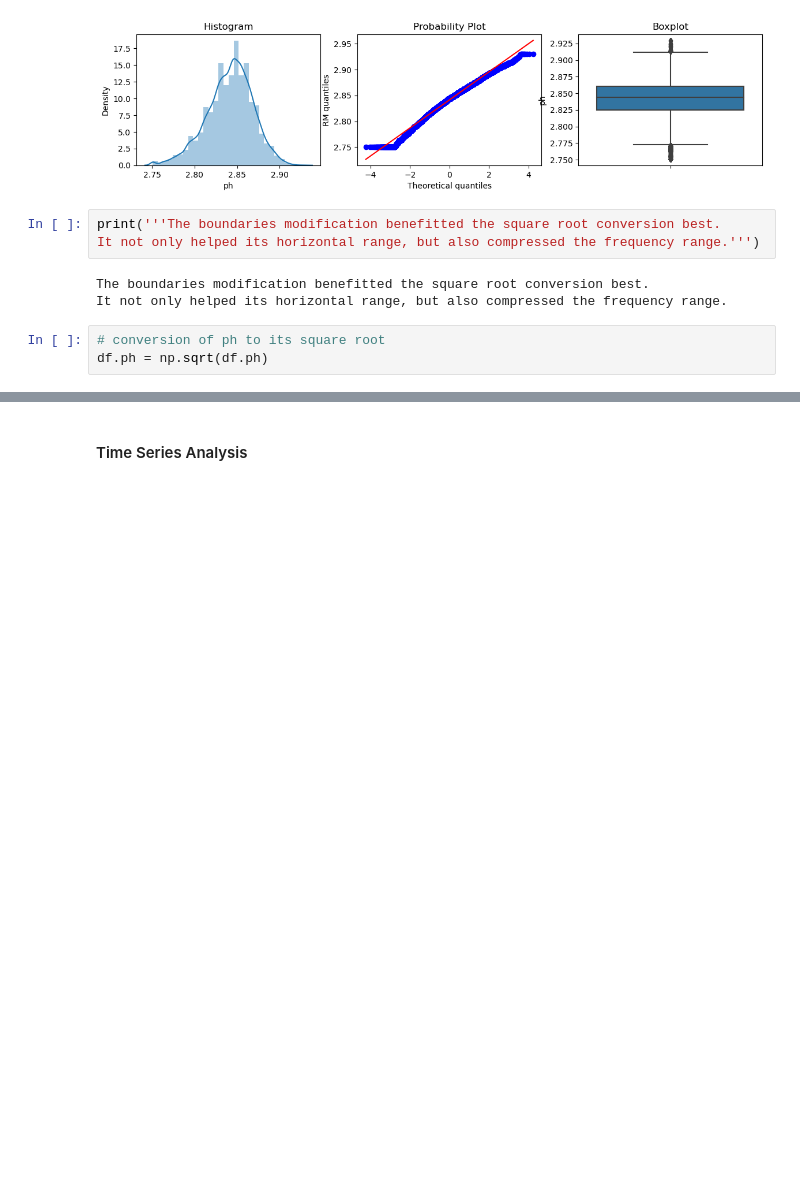
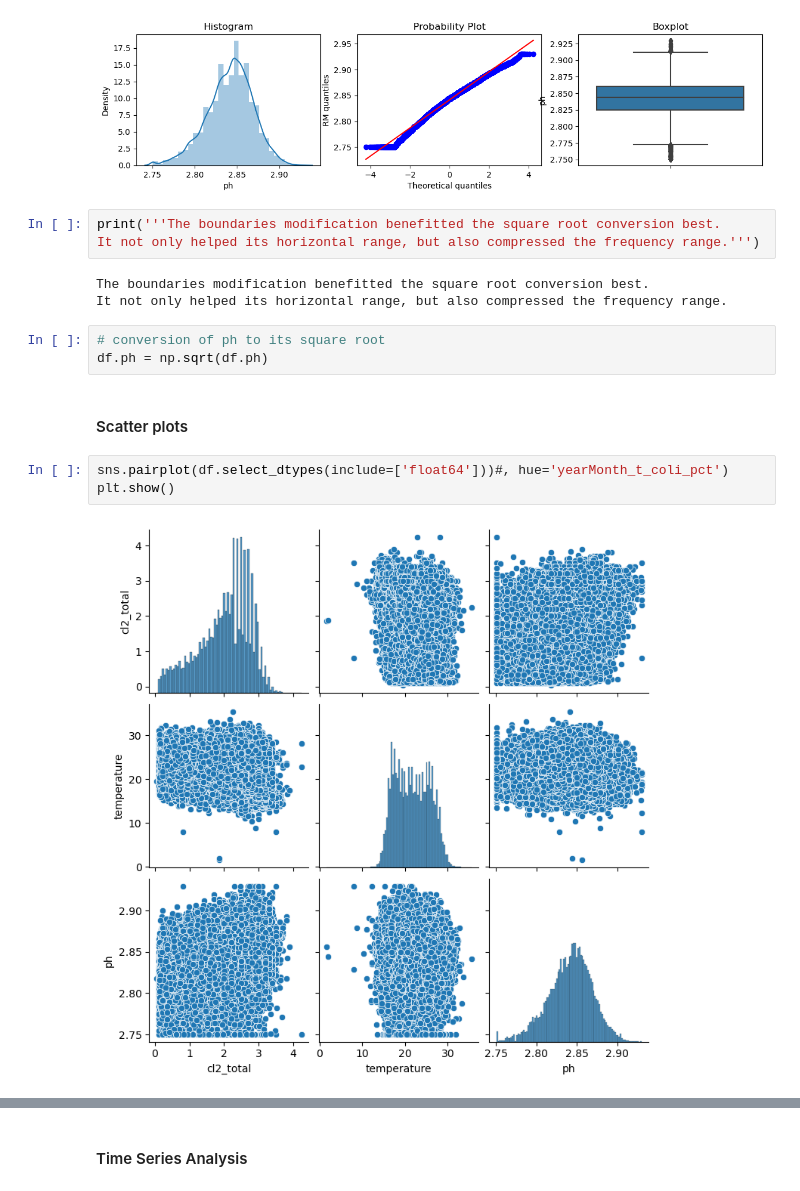
Before and after one commit to Oscar-Gil-Data/Monitoring-of-Indicator-Bacteria-in-Drinking-Water, a Jupyter notebook: Data SD - Monitoring of Indicator Bacteria in Drinking Water.ipynb, the cells around one changed output, grey strips where cells are left out. Cells and saved outputs as stored; diff of their text form; blank space fills up the shorter version.

```diff
--- a/Data SD - Monitoring of Indicator Bacteria in Drinking Water.ipynb
+++ b/Data SD - Monitoring of Indicator Bacteria in Drinking Water.ipynb
@@ -543,3 +541,10 @@ It not only helped its horizontal range, but also compressed the frequency range
 # %%
 # conversion of ph to its square root
 df.ph = np.sqrt(df.ph)
+# %% [markdown]
+#### Scatter plots
+# %%
+sns.pairplot(df.select_dtypes(include=['float64']))#, hue='yearMonth_t_coli_pct')
+plt.show()
+# %% [output]
+[figure, added]
```
Also changed, not shown: parts of 45 cells of this notebook.
